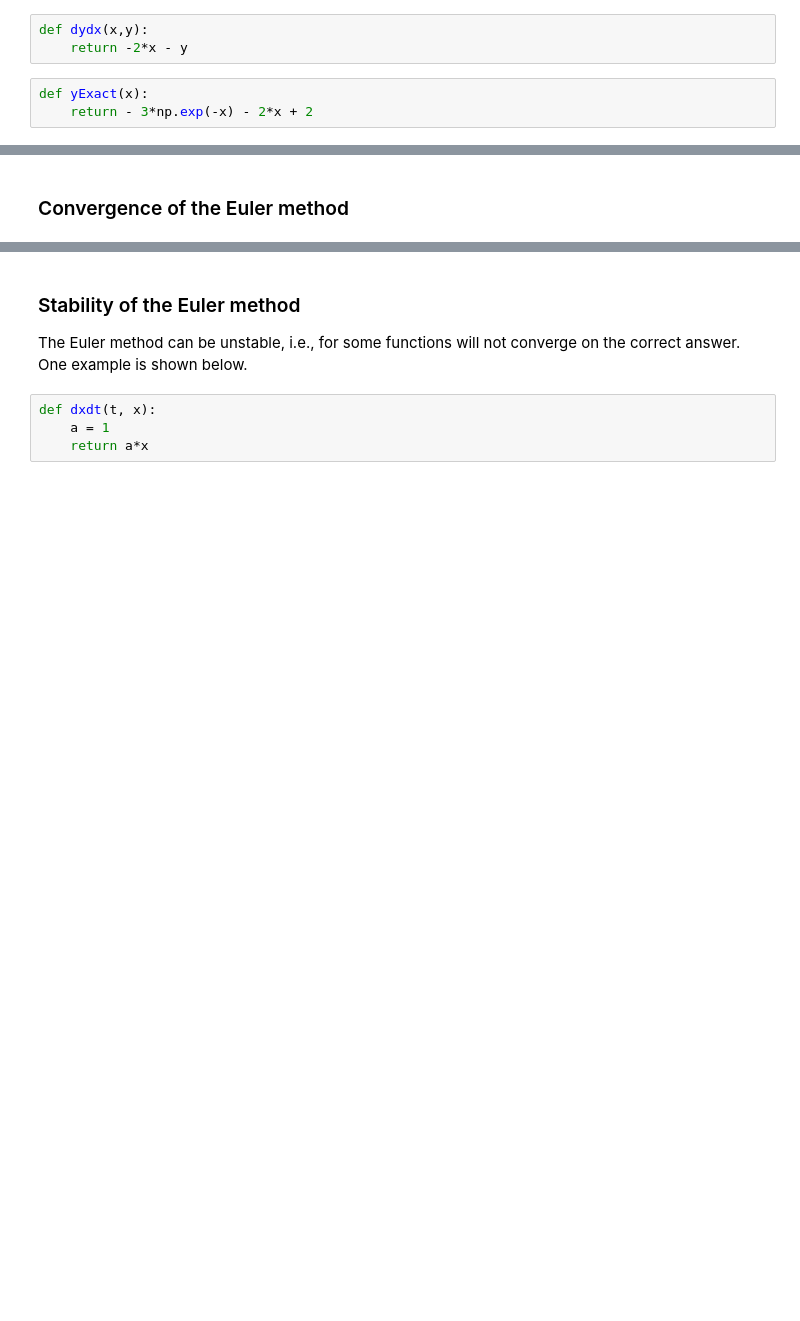
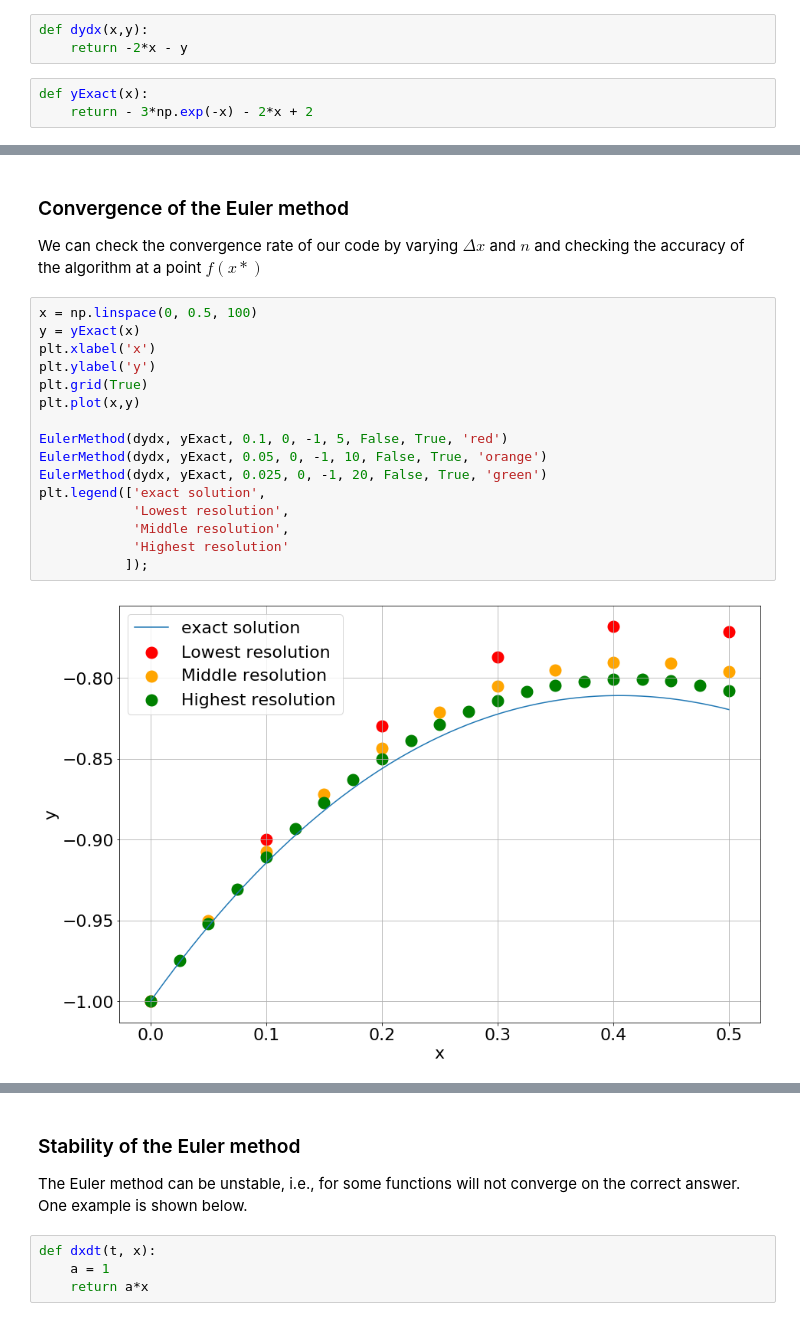
Before and after one commit to nielsw2/ACM20030-Examples, a Jupyter notebook: OrdinaryDifferentialEquations/EulerAndPredictor-CorrectorMethods.ipynb, the cells around one changed output, grey strips where cells are left out. Cells and saved outputs as stored; diff of their text form; blank space fills up the shorter version.

```diff
--- a/OrdinaryDifferentialEquations/EulerAndPredictor-CorrectorMethods.ipynb
+++ b/OrdinaryDifferentialEquations/EulerAndPredictor-CorrectorMethods.ipynb
@@ -68,8 +68,27 @@ plt.legend(['exact solution', 'Euler method steps']);
 4 0.40 -0.76830 0.0427 5.26
 5 0.50 -0.77147 0.0481 5.87
 [figure]
-# %% [markdown]
-### Convergence of the Euler method
+# %% [markdown]
+### Convergence of the Euler method
+We can check the convergence rate of our code by varying $\Delta x$ and $n$ and checking the accuracy of the algorithm at a point $f(x*)$
+# %%
+x = np.linspace(0, 0.5, 100)
+y = yExact(x)
+plt.xlabel('x')
+plt.ylabel('y')
+plt.grid(True)
+plt.plot(x,y)
+
+EulerMethod(dydx, yExact, 0.1, 0, -1, 5, False, True, 'red')
+EulerMethod(dydx, yExact, 0.05, 0, -1, 10, False, True, 'orange')
+EulerMethod(dydx, yExact, 0.025, 0, -1, 20, False, True, 'green')
+plt.legend(['exact solution',
+            'Lowest resolution',
+            'Middle resolution',
+            'Highest resolution'
+           ]);
+# %% [output]
+[figure, added]
 # %%
 nmax = 10
 n = 1
```
Also changed, not shown: parts of 5 cells of this notebook, 1 other file.
